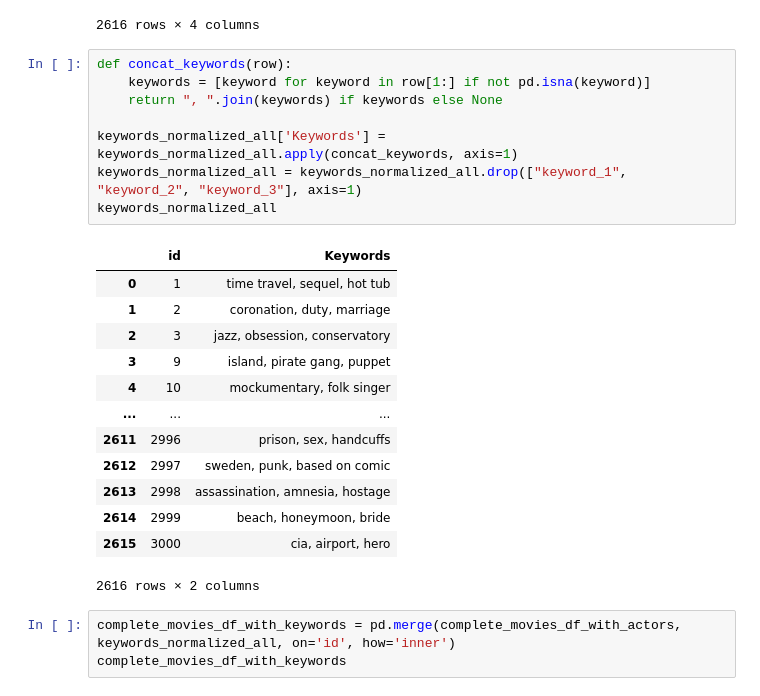
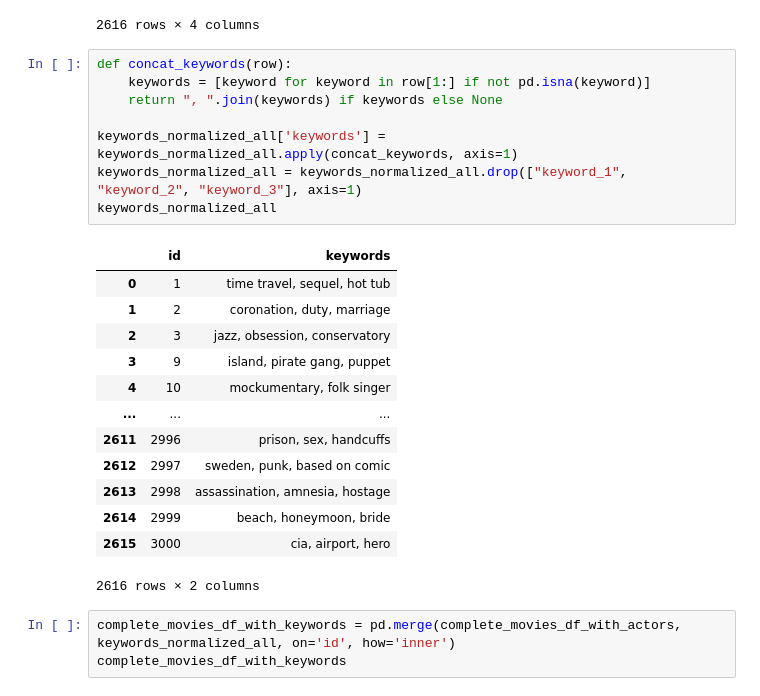
Before and after one commit to kendoll7/project_4, a Jupyter notebook: movies_etl.ipynb, the cells around one changed output. Cells and saved outputs as stored; diff of their text form.

```diff
--- a/movies_etl.ipynb
+++ b/movies_etl.ipynb
@@ -1044,13 +1044,13 @@ keywords_normalized_all
 # %%
 def concat_keywords(row):
     keywords = [keyword for keyword in row[1:] if not pd.isna(keyword)]
     return ", ".join(keywords) if keywords else None
 
-keywords_normalized_all['Keywords'] = keywords_normalized_all.apply(concat_keywords, axis=1)
+keywords_normalized_all['keywords'] = keywords_normalized_all.apply(concat_keywords, axis=1)
 keywords_normalized_all = keywords_normalized_all.drop(["keyword_1", "keyword_2", "keyword_3"], axis=1)
 keywords_normalized_all
 # %% [output]
-|  | id | Keywords |
+|  | id | keywords |
 | 0 | 1 | time travel, sequel, hot tub |
 | 1 | 2 | coronation, duty, marriage |
 | 2 | 3 | jazz, obsession, conservatory |
```
Also changed, not shown: parts of 3 cells of this notebook, 1 other file.
